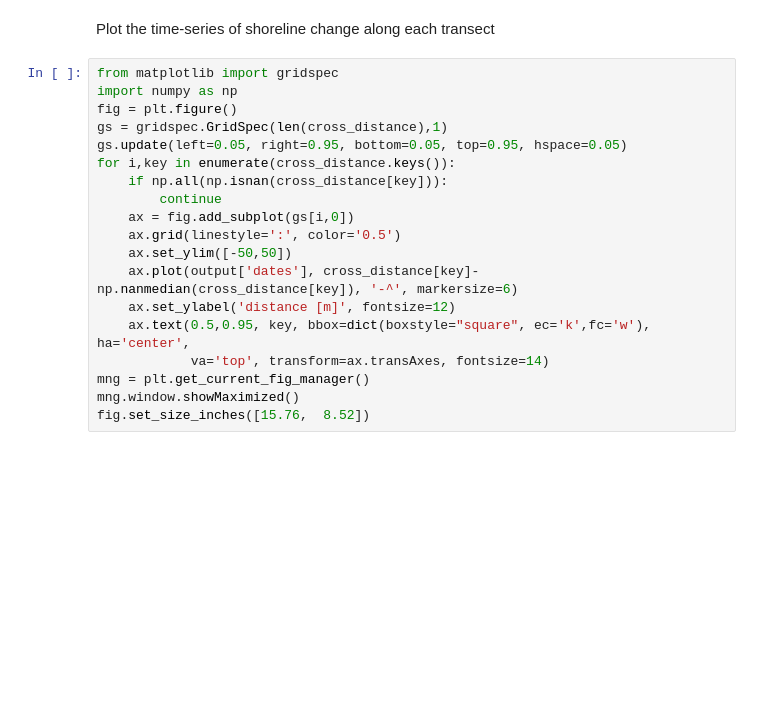
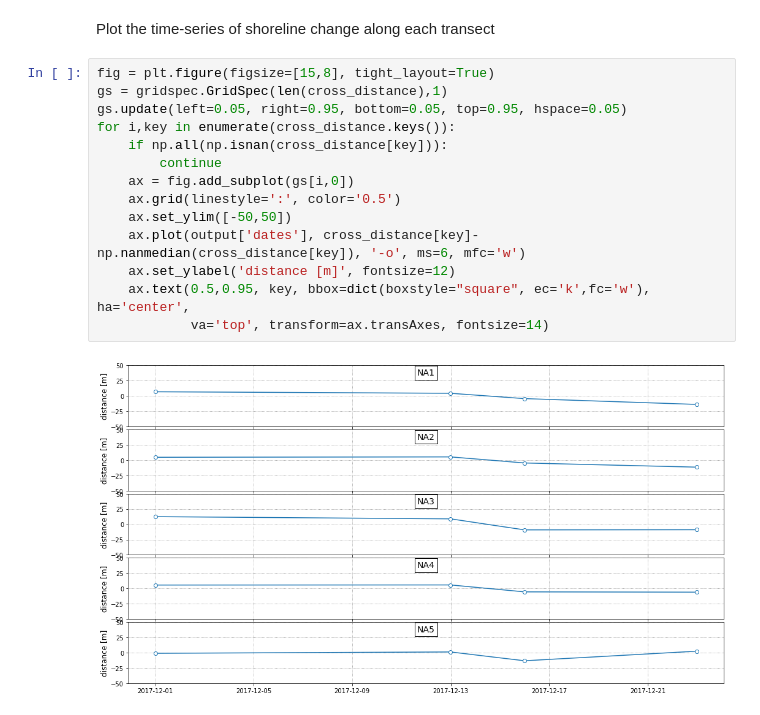
Before and after one commit to kvos/CoastSat, a Jupyter notebook: example_jupyter.ipynb, the cells around one changed output. Cells and saved outputs as stored; diff of their text form; blank space fills up the shorter version.

```diff
--- a/example_jupyter.ipynb
+++ b/example_jupyter.ipynb
@@ -170,21 +226,18 @@ cross_distance = SDS_transects.compute_intersection(output, transects, settings)
 # %% [markdown]
 Plot the time-series of shoreline change along each transect
 # %%
-from matplotlib import gridspec
-import numpy as np
-fig = plt.figure()
+fig = plt.figure(figsize=[15,8], tight_layout=True)
 gs = gridspec.GridSpec(len(cross_distance),1)
 gs.update(left=0.05, right=0.95, bottom=0.05, top=0.95, hspace=0.05)
 for i,key in enumerate(cross_distance.keys()):
     if np.all(np.isnan(cross_distance[key])):
         continue
     ax = fig.add_subplot(gs[i,0])
     ax.grid(linestyle=':', color='0.5')
     ax.set_ylim([-50,50])
-    ax.plot(output['dates'], cross_distance[key]- np.nanmedian(cross_distance[key]), '-^', markersize=6)
+    ax.plot(output['dates'], cross_distance[key]- np.nanmedian(cross_distance[key]), '-o', ms=6, mfc='w')
     ax.set_ylabel('distance [m]', fontsize=12)
     ax.text(0.5,0.95, key, bbox=dict(boxstyle="square", ec='k',fc='w'), ha='center',
             va='top', transform=ax.transAxes, fontsize=14)
-mng = plt.get_current_fig_manager()
-mng.window.showMaximized()
-fig.set_size_inches([15.76,  8.52])
+# %% [output]
+[figure, added]
```
Also changed, not shown: parts of 19 cells of this notebook, 12 other files.
